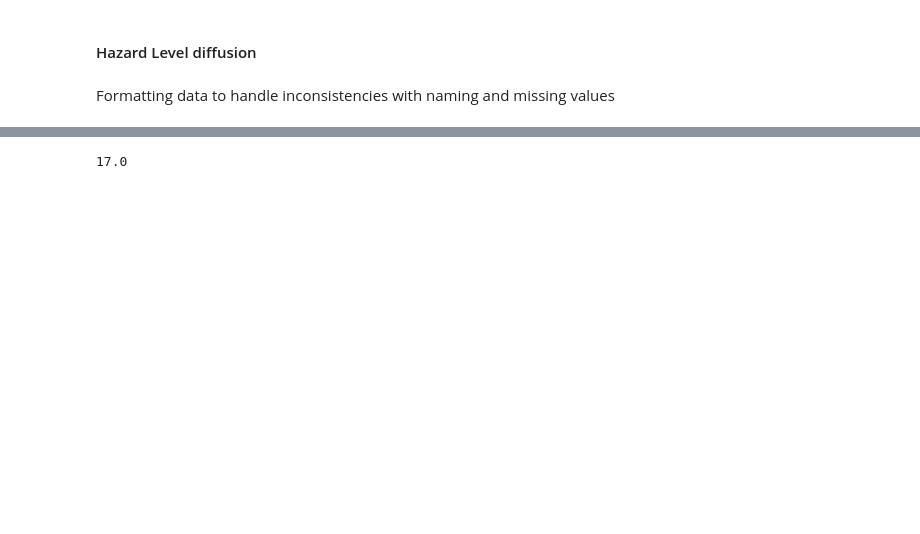
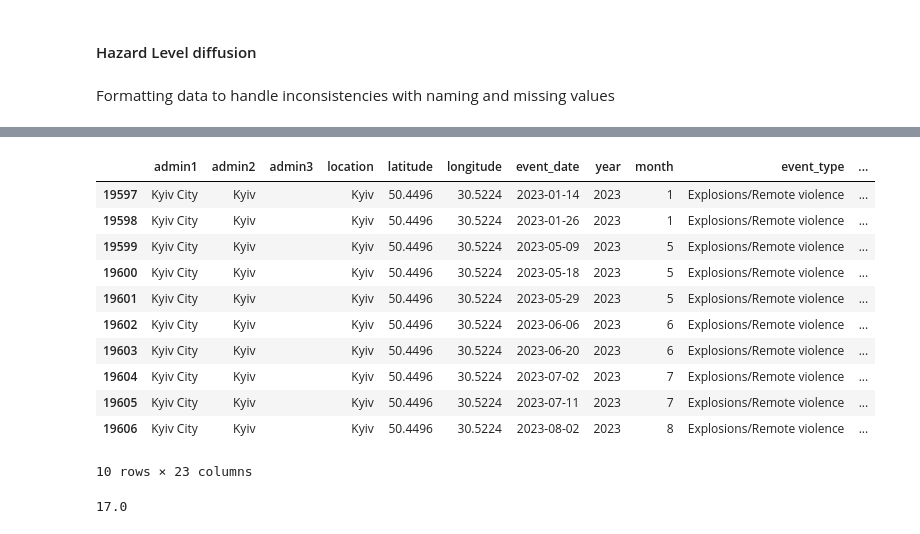
Before and after one commit to Caps1d/WarHazard, a Jupyter notebook: notebooks/hazard_model.ipynb, the cells around one changed output, grey strips where cells are left out. Drawn from its saved outputs; the diff is of its cells as text; code cells hidden in the pictures; blank space fills up the shorter version.

```diff
--- a/notebooks/hazard_model.ipynb
+++ b/notebooks/hazard_model.ipynb
@@ -220,3 +278,18 @@ df_agg.to_csv('Hazards_latest.csv', index=False)
+# %%
+df_agg[df_agg['location']=='Kyiv']
+# %% [output]
+|  | admin1 | admin2 | admin3 | location | latitude | longitude | event_date | year | month | event_type | ... |
+| 19597 | Kyiv City | Kyiv |  | Kyiv | 50.4496 | 30.5224 | 2023-01-14 | 2023 | 1 | Explosions/Remote violence | ... |
+| 19598 | Kyiv City | Kyiv |  | Kyiv | 50.4496 | 30.5224 | 2023-01-26 | 2023 | 1 | Explosions/Remote violence | ... |
+| 19599 | Kyiv City | Kyiv |  | Kyiv | 50.4496 | 30.5224 | 2023-05-09 | 2023 | 5 | Explosions/Remote violence | ... |
+| 19600 | Kyiv City | Kyiv |  | Kyiv | 50.4496 | 30.5224 | 2023-05-18 | 2023 | 5 | Explosions/Remote violence | ... |
+| 19601 | Kyiv City | Kyiv |  | Kyiv | 50.4496 | 30.5224 | 2023-05-29 | 2023 | 5 | Explosions/Remote violence | ... |
+| 19602 | Kyiv City | Kyiv |  | Kyiv | 50.4496 | 30.5224 | 2023-06-06 | 2023 | 6 | Explosions/Remote violence | ... |
+| 19603 | Kyiv City | Kyiv |  | Kyiv | 50.4496 | 30.5224 | 2023-06-20 | 2023 | 6 | Explosions/Remote violence | ... |
+| 19604 | Kyiv City | Kyiv |  | Kyiv | 50.4496 | 30.5224 | 2023-07-02 | 2023 | 7 | Explosions/Remote violence | ... |
+| 19605 | Kyiv City | Kyiv |  | Kyiv | 50.4496 | 30.5224 | 2023-07-11 | 2023 | 7 | Explosions/Remote violence | ... |
+| 19606 | Kyiv City | Kyiv |  | Kyiv | 50.4496 | 30.5224 | 2023-08-02 | 2023 | 8 | Explosions/Remote violence | ... |
+10 rows × 23 columns
 # %%
 df_agg['hazard_score'].min()
 # %% [output]
```
Also changed, not shown: parts of 8 cells of this notebook.
